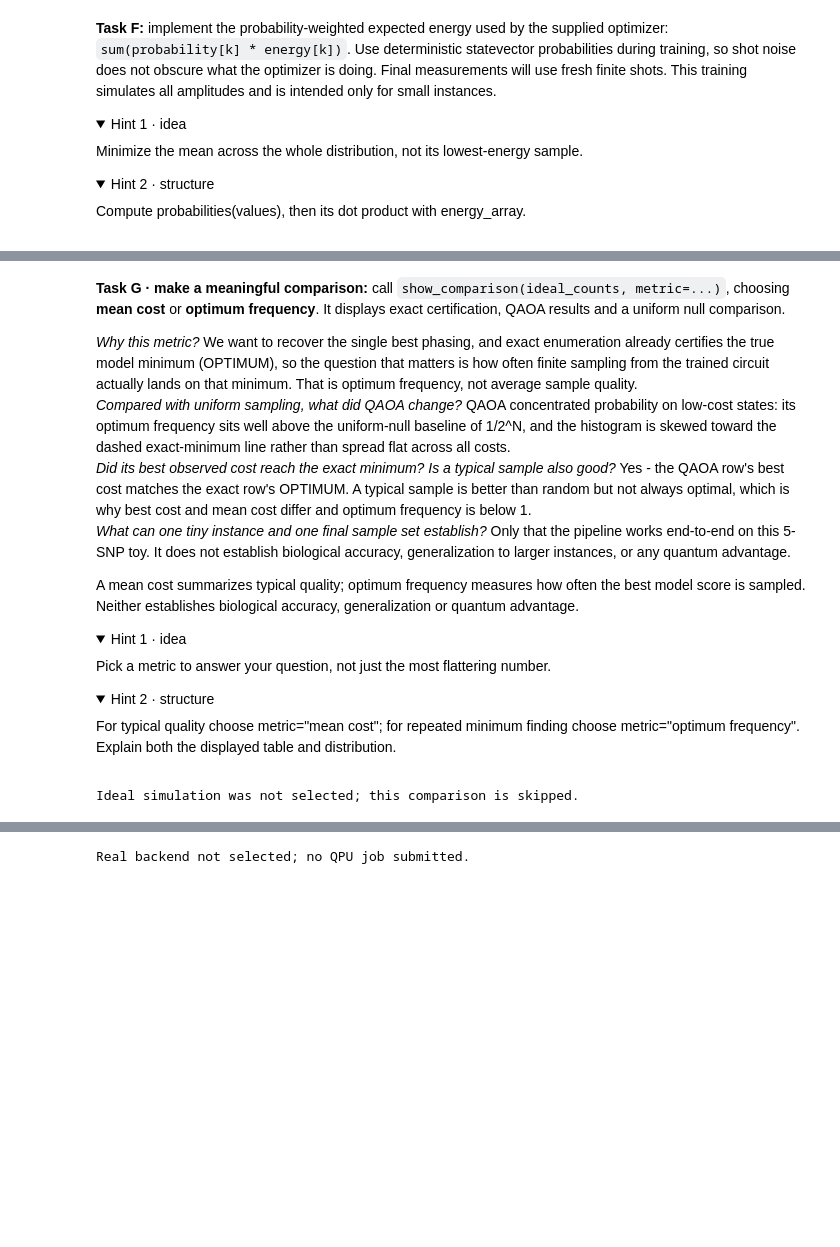
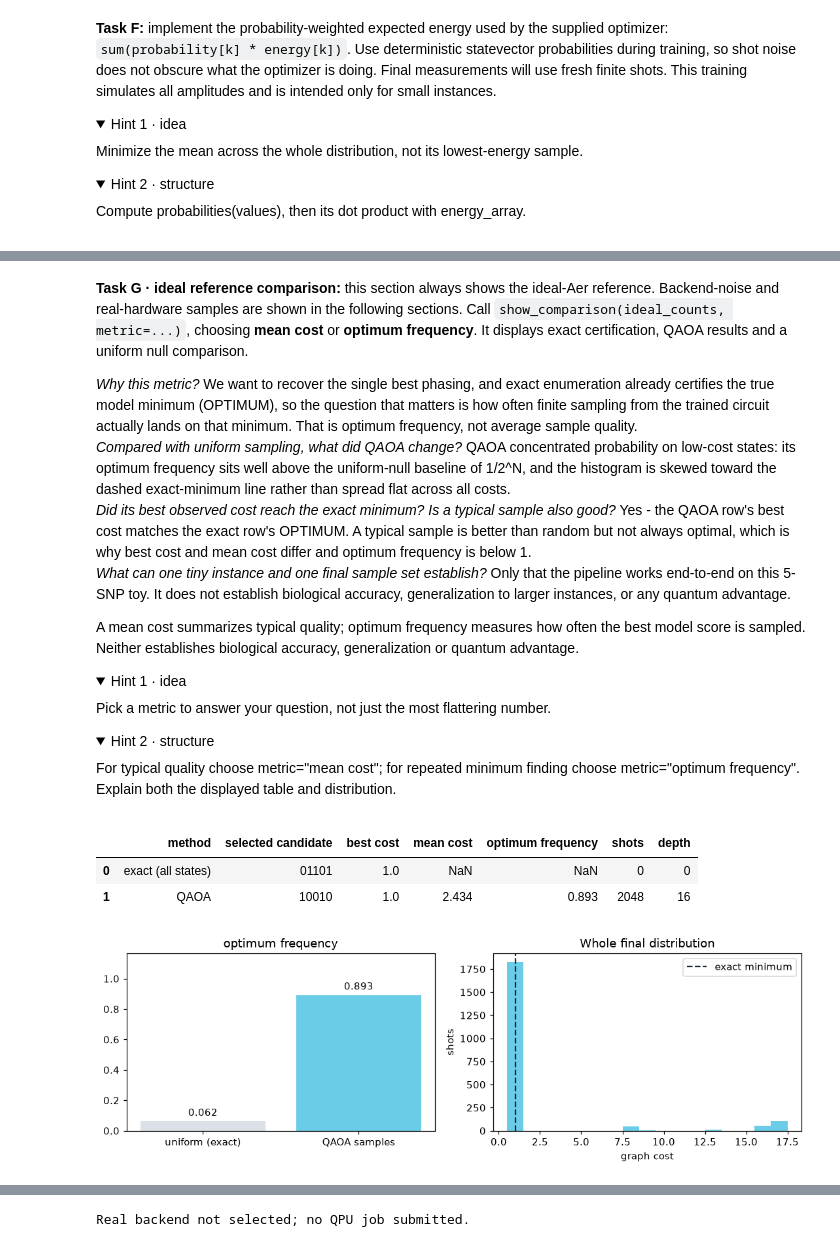
Before and after one commit to picalexs/Qiskit-Fall-Fest-26, a Jupyter notebook: docs/Quantum_Genome_Detective_Lab.ipynb, the cells around one changed output, grey strips where cells are left out. Saved outputs shown, nothing was run; the diff lists cells and outputs as text; code cells hidden in the pictures; folded sections open; blank space fills up the shorter version.

```diff
--- a/docs/Quantum_Genome_Detective_Lab.ipynb
+++ b/docs/Quantum_Genome_Detective_Lab.ipynb
@@ -479,7 +479,7 @@ Compute probabilities(values), then its dot product with energy_array.
 def expected_energy(values):
     return float(probabilities(values) @ energy_array)
 # %%
-#@title Supplied optimizer and fresh final sampling · no training shots
+#@title Supplied optimizer and fresh final sampling · statevector training is local
 assert np.isclose(expected_energy(np.zeros(2*P)),energy_array.mean()), 'Uniform mean must average all states.'
 rng=np.random.default_rng(71)
 starts=[rng.uniform(0,np.pi,2*P) for _ in range(2)]
@@ -488,10 +488,38 @@ trained=min(trials,key=lambda result:result.fun)
 fixed=bind(trained.x)
 measured=fixed.copy();measured.measure_all()
 SHOTS=2048
-ideal_counts=None
-if RUN_MODE == 'simulator':
-    ideal_counts=AerSimulator(max_parallel_threads=1).run(measured,shots=SHOTS,seed_simulator=72).result().get_counts()
-    assert sum(ideal_counts.values())==SHOTS
+RUN_BACKEND = RUN_NOISE_SIMULATOR = RUN_PASS_MANAGER = None
+if RUN_MODE != 'simulator':
+    RUN_BACKEND = get_ibm_service().backend(BACKEND_NAME)
+    if N > RUN_BACKEND.num_qubits:
+        raise ValueError(f'The {N}-SNP instance exceeds {RUN_BACKEND.name} capacity ({RUN_BACKEND.num_qubits} qubits).')
+    RUN_PASS_MANAGER = generate_preset_pass_manager(
+        backend=RUN_BACKEND, optimization_level=2, seed_transpiler=71)
+    if RUN_MODE == 'simulator_noise':
+        RUN_NOISE_SIMULATOR = AerSimulator.from_backend(
+            RUN_BACKEND, method='matrix_product_state', max_parallel_threads=1)
+
+def run_selected(circuit, seed=72):
+    if RUN_MODE == 'simulator':
+        counts = AerSimulator(max_parallel_threads=1).run(
+            circuit, shots=SHOTS, seed_simulator=seed).result().get_counts()
+        return counts, circuit.depth()
+    isa = RUN_PASS_MANAGER.run(circuit)
+    if RUN_MODE == 'simulator_noise':
+        counts = RUN_NOISE_SIMULATOR.run(
+            isa, shots=SHOTS, seed_simulator=seed).result().get_counts()
+    else:
+        from qiskit_ibm_runtime import SamplerV2
+        job = SamplerV2(mode=RUN_BACKEND).run([isa], shots=SHOTS)
+        print(f'Real backend job: {job.job_id()} | backend: {RUN_BACKEND.name} | shots: {SHOTS}', flush=True)
+        counts = job.result()[0].data.meas.get_counts()
+    return counts, isa.depth()
+
+# Keep an ideal reference for direct comparison with noisy or hardware samples.
+ideal_counts=AerSimulator(max_parallel_threads=1).run(
+    measured, shots=SHOTS, seed_simulator=72).result().get_counts()
+assert sum(ideal_counts.values())==SHOTS
 print('Statevector evaluations:',sum(t.nfev for t in trials),'| final expectation:',round(trained.fun,3))
-print('Best state observed is a selection from samples; exact enumeration certifies the model minimum.')
+print('Selected mode:',RUN_MODE,'| backend:',BACKEND_NAME,'| ideal reference shots:',SHOTS)
+print('The optimizer trains locally with exact statevector probabilities; final samples follow RUN_MODE.')
 # %% [output]
@@ -526,7 +556,7 @@ def show_comparison(counts,metric='mean cost'):
     axes[1].set(xlabel='graph cost',ylabel='shots',title='Whole final distribution');axes[1].legend()
     fig.tight_layout();plt.show()
 # %% [markdown]
-**Task G · make a meaningful comparison:** call `show_comparison(ideal_counts, metric=...)`,
+**Task G · ideal reference comparison:** this section always shows the ideal-Aer reference. Backend-noise and real-hardware samples are shown in the following sections. Call `show_comparison(ideal_counts, metric=...)`,
 choosing **mean cost** or **optimum frequency**. It displays exact certification, QAOA results and a uniform null comparison.
 
 *Why this metric?* We want to recover the single best phasing, and exact enumeration already certifies the true model minimum (OPTIMUM), so the question that matters is how often finite sampling from the trained circuit actually lands on that minimum. That is optimum frequency, not average sample quality.
@@ -549,14 +579,14 @@ For typical quality choose metric="mean cost"; for repeated minimum finding choo
 
 </details>
 # %%
-if ideal_counts is not None:
-    show_comparison(ideal_counts, metric='optimum frequency')
-else:
-    print('Ideal simulation was not selected; this comparison is skipped.')
+show_comparison(ideal_counts, metric='optimum frequency')
 #0.893 p=2
 #0.55 p=3
 # %% [output]
-Ideal simulation was not selected; this comparison is skipped.
+|  | method | selected candidate | best cost | mean cost | optimum frequency | shots | depth |
+| 0 | exact (all states) | 01101 | 1.0 | NaN | NaN | 0 | 0 |
+| 1 | QAOA | 10010 | 1.0 | 2.434 | 0.893 | 2048 | 16 |
+[figure, added]
 # %% [markdown]
 ## 5b · Warm-start and multi-angle QAOA (same instance, p = 2)
 
```
Also changed, not shown: parts of 11 cells of this notebook.
